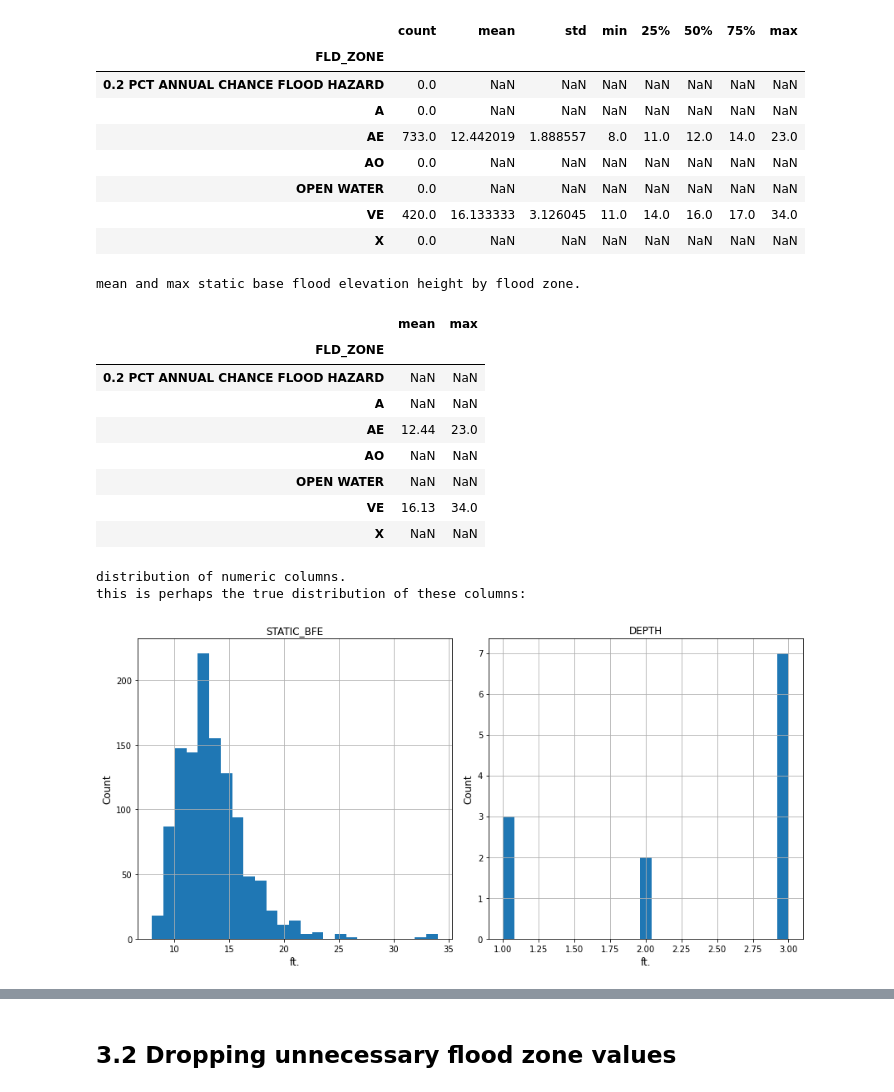
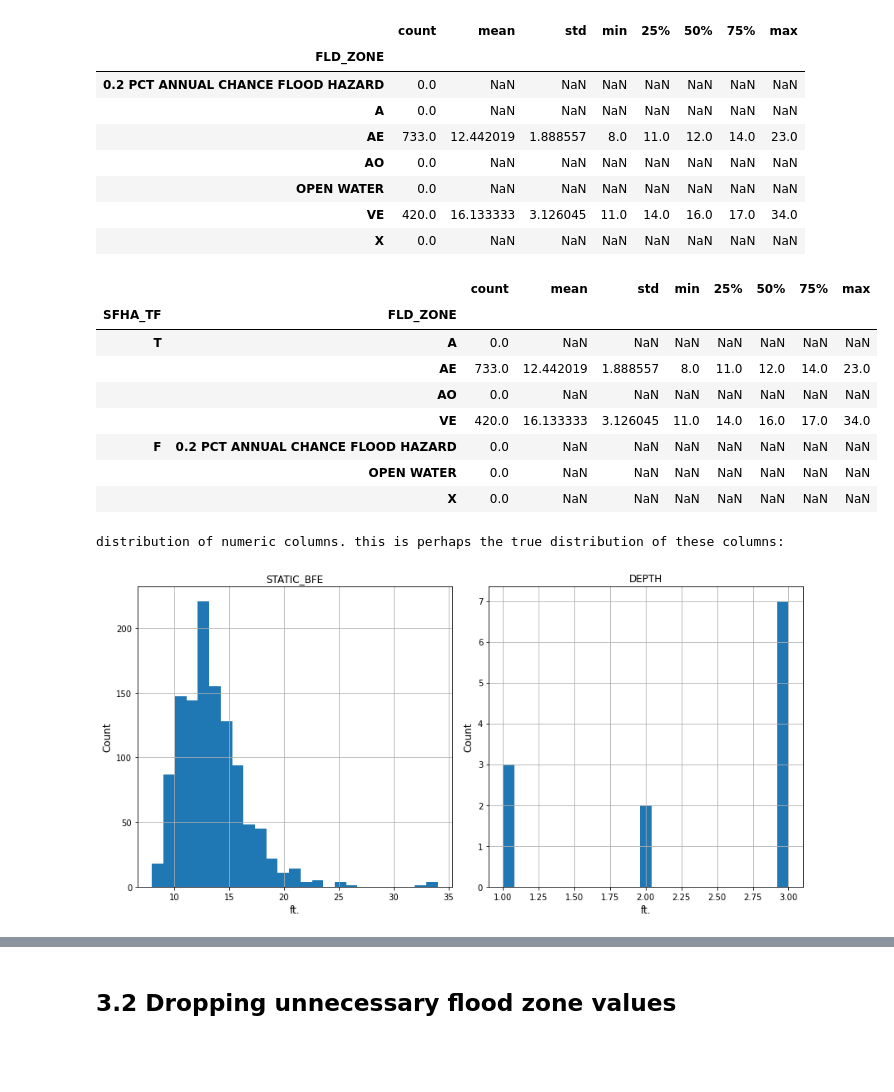
Before and after one commit to mebauer/nyc-floodzone-analysis, a Jupyter notebook: floodzone_pfirm_analysis.ipynb, the cells around one changed output, grey strips where cells are left out. Drawn from its saved outputs; the diff is of its cells as text; code cells hidden in the pictures; blank space fills up the shorter version.

```diff
--- a/floodzone_pfirm_analysis.ipynb
+++ b/floodzone_pfirm_analysis.ipynb
@@ -257,3 +267,7 @@ pfirm_df[['VEL_UNIT', 'AR_REVERT']].head()
 | 2 | None | None |
 | 3 | None | None |
 | 4 | None | None |
+# %%
+# inspecting items within these columns
+for col in ['VEL_UNIT', 'AR_REVERT']:
+    print(pfirm_df[col].value_counts())
@@ -664,25 +773,22 @@ reviewing summary statistics for static base flood elevations by flood zone:
 | OPEN WATER | 0.0 | NaN | NaN | NaN | NaN | NaN | NaN | NaN |
 | VE | 420.0 | 16.133333 | 3.126045 | 11.0 | 14.0 | 16.0 | 17.0 | 34.0 |
 | X | 0.0 | NaN | NaN | NaN | NaN | NaN | NaN | NaN |
-# %%
-flood_zone_stat_df = pfirm_df.groupby(by=['FLD_ZONE'])['STATIC_BFE'].describe()
-
-print('mean and max static base flood elevation height by flood zone.')
-round(flood_zone_stat_df[['mean', 'max']], 2)
-# %% [output]
-mean and max static base flood elevation height by flood zone.
-|  | mean | max |
-| FLD_ZONE |  |  |
-| 0.2 PCT ANNUAL CHANCE FLOOD HAZARD | NaN | NaN |
-| A | NaN | NaN |
-| AE | 12.44 | 23.0 |
-| AO | NaN | NaN |
-| OPEN WATER | NaN | NaN |
-| VE | 16.13 | 34.0 |
-| X | NaN | NaN |
+# %%
+sfha_df = pfirm_df.groupby(by=['SFHA_TF', 'FLD_ZONE'])['STATIC_BFE'].describe()
+
+sfha_df.sort_values(by='SFHA_TF', ascending=False)
+# %% [output]
+|  |  | count | mean | std | min | 25% | 50% | 75% | max |
+| SFHA_TF | FLD_ZONE |  |  |  |  |  |  |  |  |
+| T | A | 0.0 | NaN | NaN | NaN | NaN | NaN | NaN | NaN |
+|  | AE | 733.0 | 12.442019 | 1.888557 | 8.0 | 11.0 | 12.0 | 14.0 | 23.0 |
+|  | AO | 0.0 | NaN | NaN | NaN | NaN | NaN | NaN | NaN |
+|  | VE | 420.0 | 16.133333 | 3.126045 | 11.0 | 14.0 | 16.0 | 17.0 | 34.0 |
+| F | 0.2 PCT ANNUAL CHANCE FLOOD HAZARD | 0.0 | NaN | NaN | NaN | NaN | NaN | NaN | NaN |
+|  | OPEN WATER | 0.0 | NaN | NaN | NaN | NaN | NaN | NaN | NaN |
+|  | X | 0.0 | NaN | NaN | NaN | NaN | NaN | NaN | NaN |
 # %%
-print('distribution of numeric columns.')
-print('this is perhaps the true distribution of these columns:')
+print('distribution of numeric columns. this is perhaps the true distribution of these columns:')
 
 hist = pfirm_df.hist(figsize=(12,6), bins=25)
 
@@ -692,6 +798,5 @@ for ax in hist.flatten():
 
 plt.tight_layout()
 # %% [output]
-distribution of numeric columns.
-this is perhaps the true distribution of these columns:
+distribution of numeric columns. this is perhaps the true distribution of these columns:
 [figure]
```
Also changed, not shown: parts of 58 cells of this notebook.
